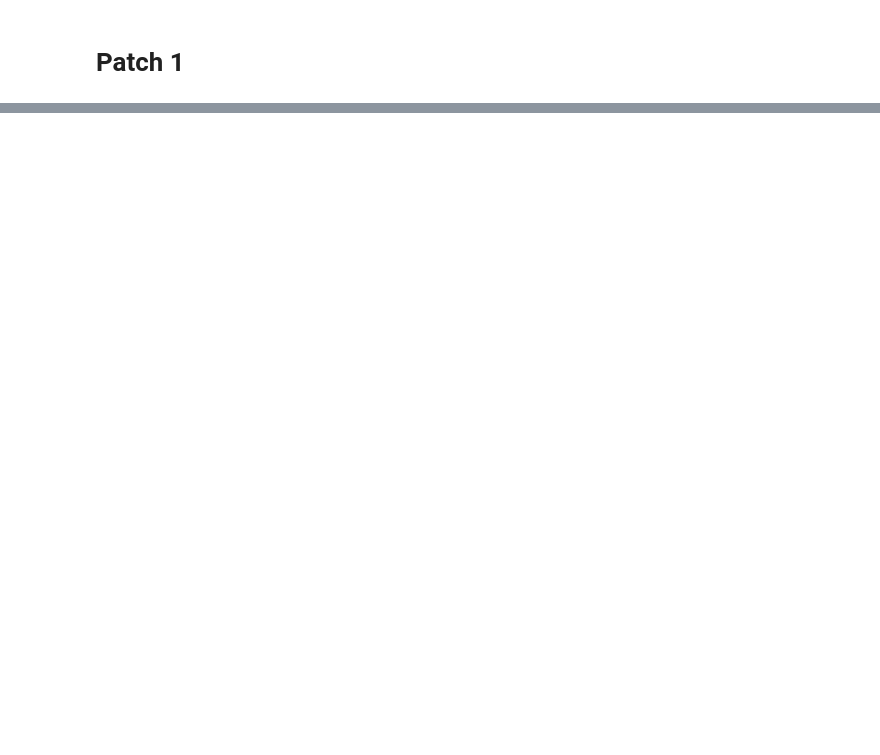
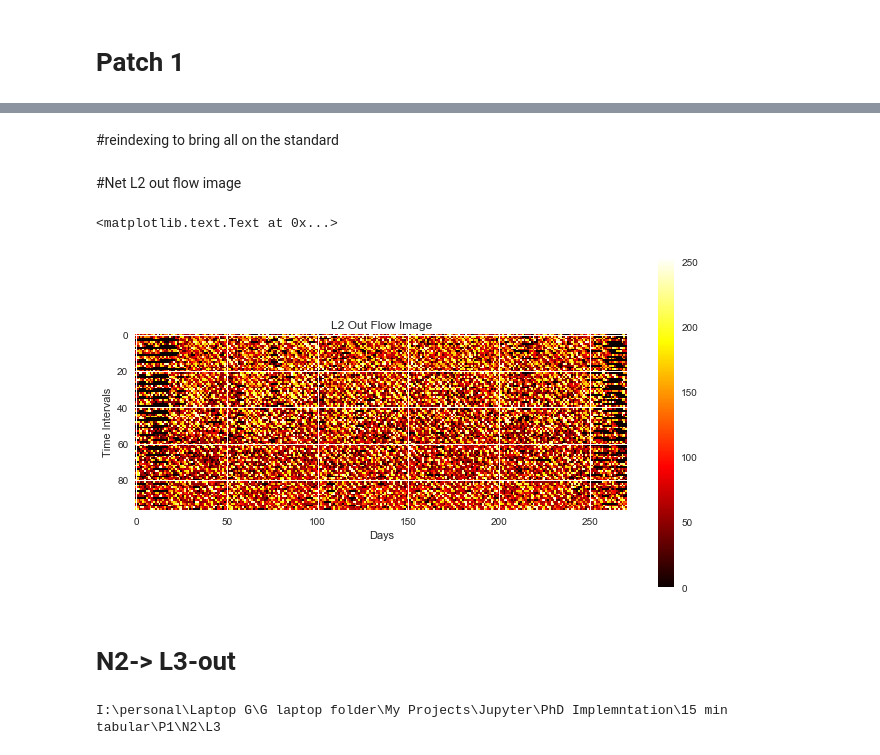
Before and after one commit to Iamrahi/Traffic-Flow-Prediction, a Jupyter notebook: Traffic_Link_Flow_Simultations_Patch1_Node2.ipynb, the cells around one changed output, grey strips where cells are left out. Drawn from its saved outputs; the diff is of its cells as text; code cells hidden in the pictures; blank space fills up the shorter version.

```diff
--- a/Traffic_Link_Flow_Simultations_Patch1_Node2.ipynb
+++ b/Traffic_Link_Flow_Simultations_Patch1_Node2.ipynb
@@ -328,0 +190,4 @@ print(np.max(a_out_img),np.min(a_out_img))
+# %%
+N2_L2_out_net.sort_values(['Report Date'],inplace=True)
+# %%
+N2_L2_out_net.set_index('Report Date',inplace=True)
@@ -328,0 +218,4 @@ print(np.max(a_out_img),np.min(a_out_img))
+# %%
+N2_L2_out_net=(N2_L2_out_net.astype('float32')) / (np.max(N2_L2_out_net.astype('float32')))
+# %% [markdown]
+#reindexing to bring all on the standard
@@ -328,0 +224,20 @@ print(np.max(a_out_img),np.min(a_out_img))
+# %% [markdown]
+#Net L2 out flow image
+# %%
+L2_out_img_net = Image.fromarray(N2_L2_out_net.T.values.astype('float32'),'L')
+# %%
+fig = plt.figure(figsize=(18,10))
+
+plt.subplot(221)
+plt.tight_layout()
+plt.title('L2 Out Flow Image')
+plt.imshow(L2_out_img_net, cmap='hot',interpolation='none')
+L2_out_img_net.save('L2-outflow.png')
+plt.colorbar()
+plt.xlabel('Days')
+plt.ylabel('Time Intervals')
+# %% [output]
+<matplotlib.text.Text at 0x...>
+[figure, added]
+# %% [markdown]
+# N2-> L3-out
@@ -328,0 +247,4 @@ print(np.max(a_out_img),np.min(a_out_img))
+# %%
+print(os.getcwd())
+# %% [output]
+I:\personal\Laptop G\G laptop folder\My Projects\Jupyter\PhD Implemntation\15 min tabular\P1\N2\L3
```
Also changed, not shown: parts of 96 cells of this notebook, 1 other file.
